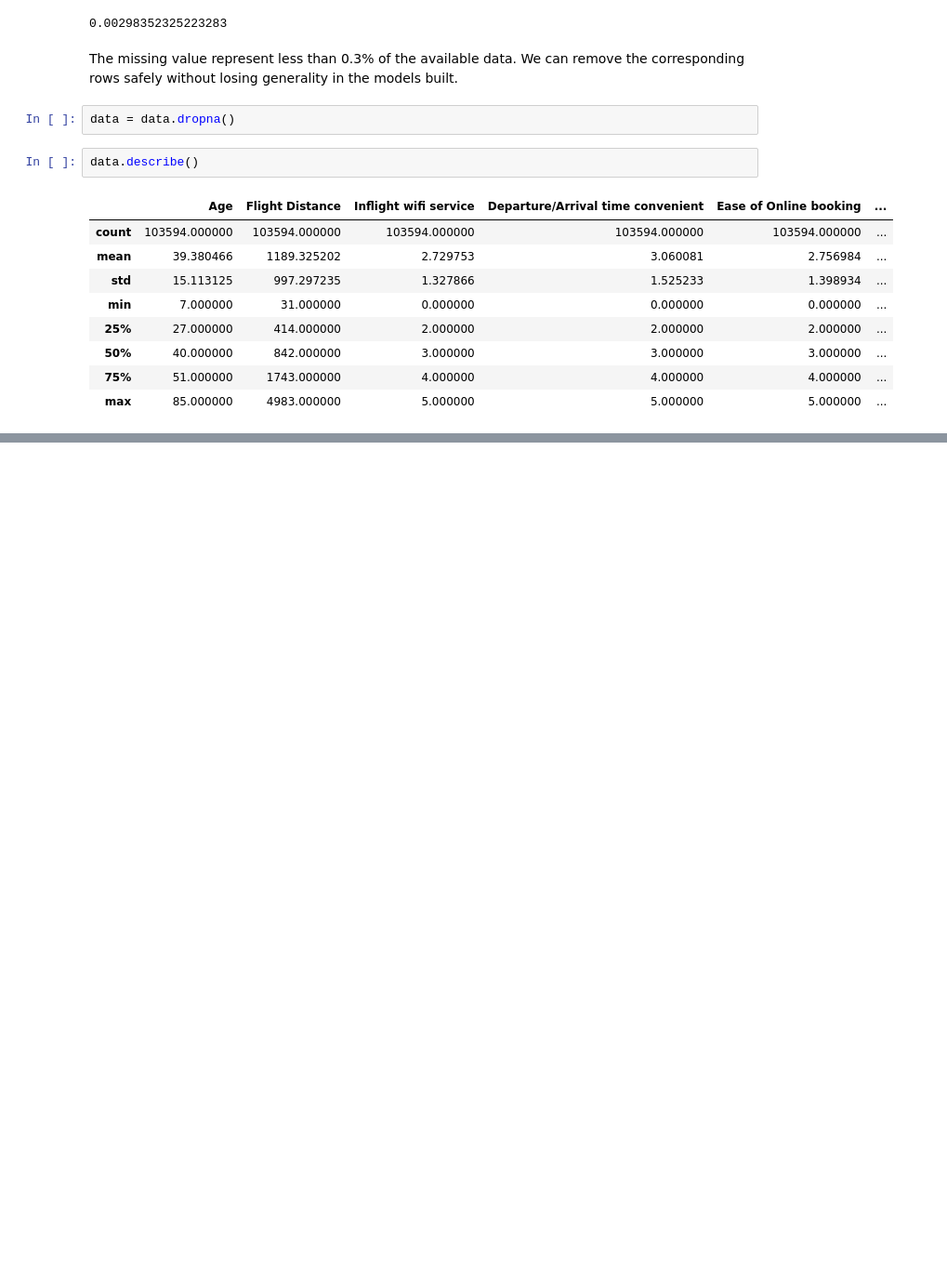
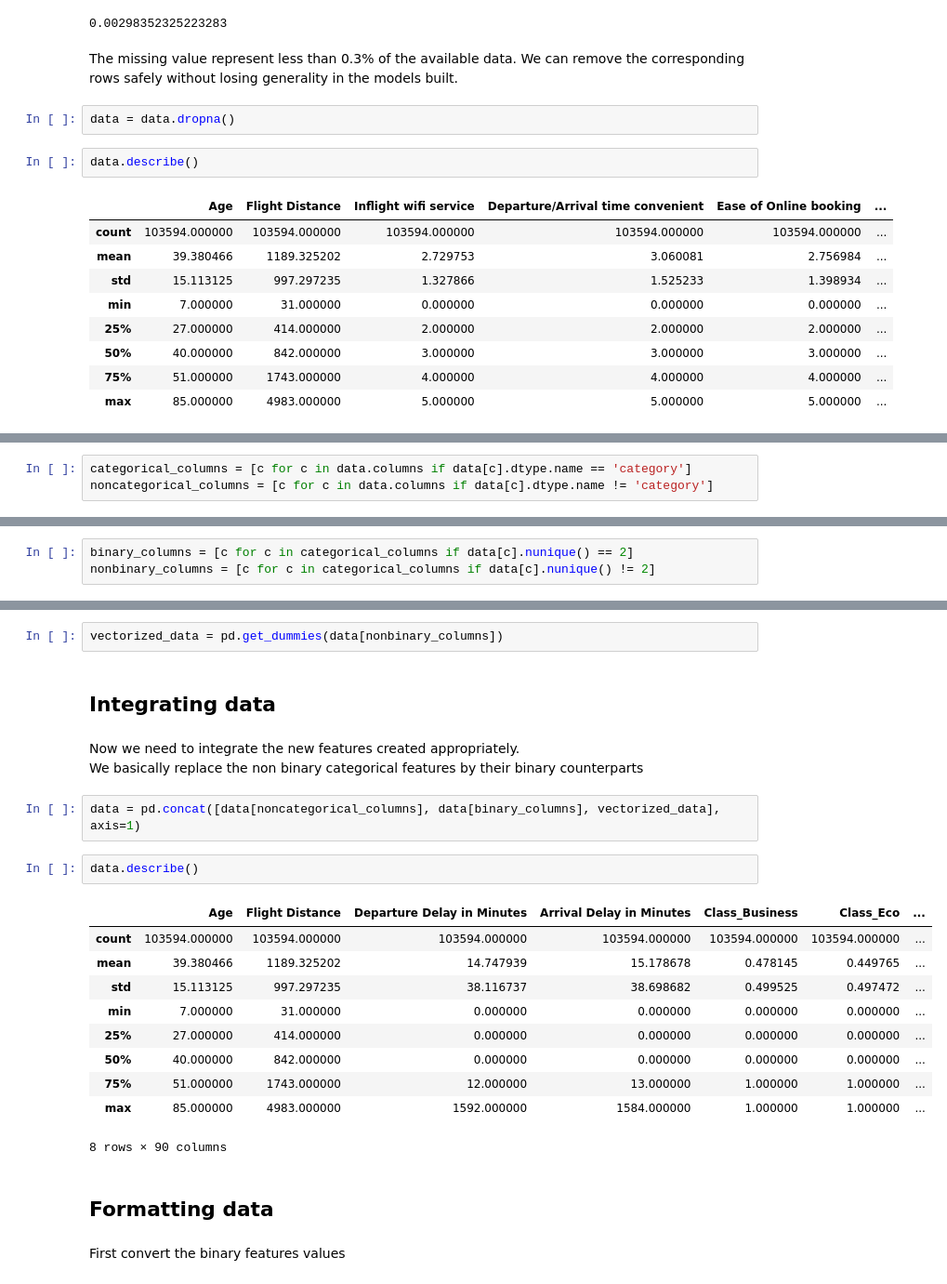
Before and after one commit to qbootstud5/Assignment_3, a Jupyter notebook: notebook.ipynb, the cells around one changed output, grey strips where cells are left out. Shown: that part at 93% size. Cells and saved outputs as stored; diff of their text form; blank space fills up the shorter version.

Commit message:
Data preparation step

```diff
--- a/notebook.ipynb
+++ b/notebook.ipynb
@@ -113,0 +125,3 @@ data.describe()
+# %%
+categorical_columns = [c for c in data.columns if data[c].dtype.name == 'category']
+noncategorical_columns = [c for c in data.columns if data[c].dtype.name != 'category']
@@ -113,0 +174,3 @@ data.describe()
+# %%
+binary_columns = [c for c in categorical_columns if data[c].nunique() == 2]
+nonbinary_columns = [c for c in categorical_columns if data[c].nunique() != 2]
@@ -113,0 +204,26 @@ data.describe()
+# %%
+vectorized_data = pd.get_dummies(data[nonbinary_columns])
+# %% [markdown]
+## Integrating data
+# %% [markdown]
+Now we need to integrate the new features created appropriately. \
+We basically replace the non binary categorical features by their binary counterparts
+# %%
+data = pd.concat([data[noncategorical_columns], data[binary_columns], vectorized_data], axis=1)
+# %%
+data.describe()
+# %% [output]
+|  | Age | Flight Distance | Departure Delay in Minutes | Arrival Delay in Minutes | Class_Business | Class_Eco | ... |
+| count | 103594.000000 | 103594.000000 | 103594.000000 | 103594.000000 | 103594.000000 | 103594.000000 | ... |
+| mean | 39.380466 | 1189.325202 | 14.747939 | 15.178678 | 0.478145 | 0.449765 | ... |
+| std | 15.113125 | 997.297235 | 38.116737 | 38.698682 | 0.499525 | 0.497472 | ... |
+| min | 7.000000 | 31.000000 | 0.000000 | 0.000000 | 0.000000 | 0.000000 | ... |
+| 25% | 27.000000 | 414.000000 | 0.000000 | 0.000000 | 0.000000 | 0.000000 | ... |
+| 50% | 40.000000 | 842.000000 | 0.000000 | 0.000000 | 0.000000 | 0.000000 | ... |
+| 75% | 51.000000 | 1743.000000 | 12.000000 | 13.000000 | 1.000000 | 1.000000 | ... |
+| max | 85.000000 | 4983.000000 | 1592.000000 | 1584.000000 | 1.000000 | 1.000000 | ... |
+8 rows × 90 columns
+# %% [markdown]
+## Formatting data
+# %% [markdown]
+First convert the binary features values
```
Also changed, not shown: parts of 21 cells of this notebook.
